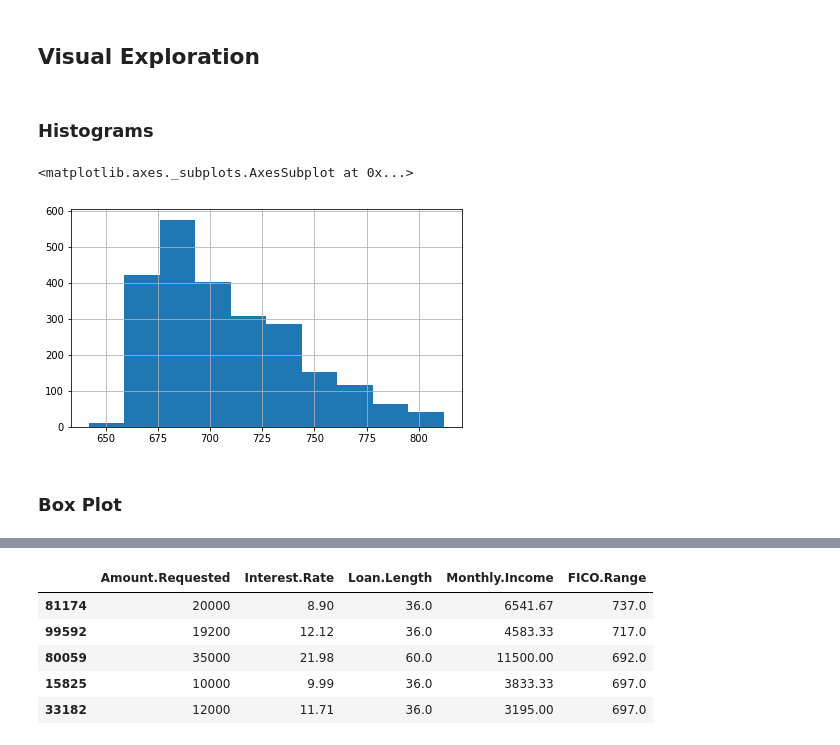
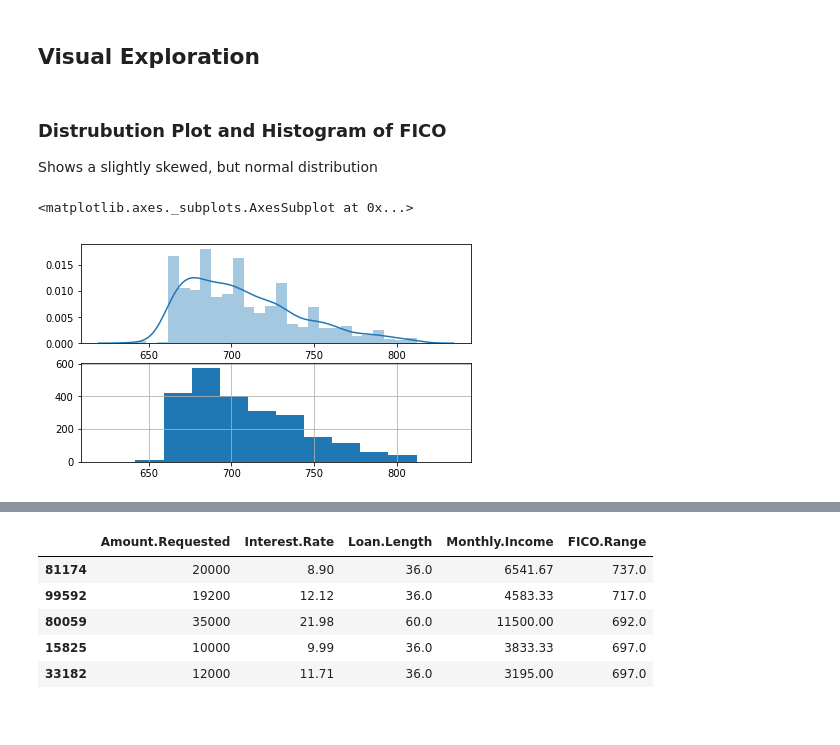
Before and after one commit to harrisonjansma/ML-Notes, a Jupyter notebook: Linear Regression Code.ipynb, the cells around one changed output, grey strips where cells are left out. Saved outputs shown, nothing was run; the diff lists cells and outputs as text; code cells hidden in the pictures.

```diff
--- a/Linear Regression Code.ipynb
+++ b/Linear Regression Code.ipynb
@@ -70,12 +74,16 @@ df.head()
 # %%
 import matplotlib.pyplot as plt
 import seaborn as sns
-# %% [markdown]
-### Histograms
-# %%
-df['FICO.Range'].hist(figsize = (7,4))
-# %% [output]
-<matplotlib.axes._subplots.AxesSubplot at 0x...>
-[figure, removed]
-# %% [markdown]
-### Box Plot
+# %% [markdown]
+### Distrubution Plot and Histogram of FICO
+Shows a slightly skewed, but normal distribution
+# %%
+fig = plt.figure(figsize = (7,4))
+
+ax1 = fig.add_subplot(211)
+sns.distplot(df['FICO.Range'])
+ax2 = fig.add_subplot(212,sharex = ax1)
+df['FICO.Range'].hist()
+# %% [output]
+<matplotlib.axes._subplots.AxesSubplot at 0x...>
+[figure, added]
```
Also changed, not shown: parts of 34 cells of this notebook, 1 other file.
